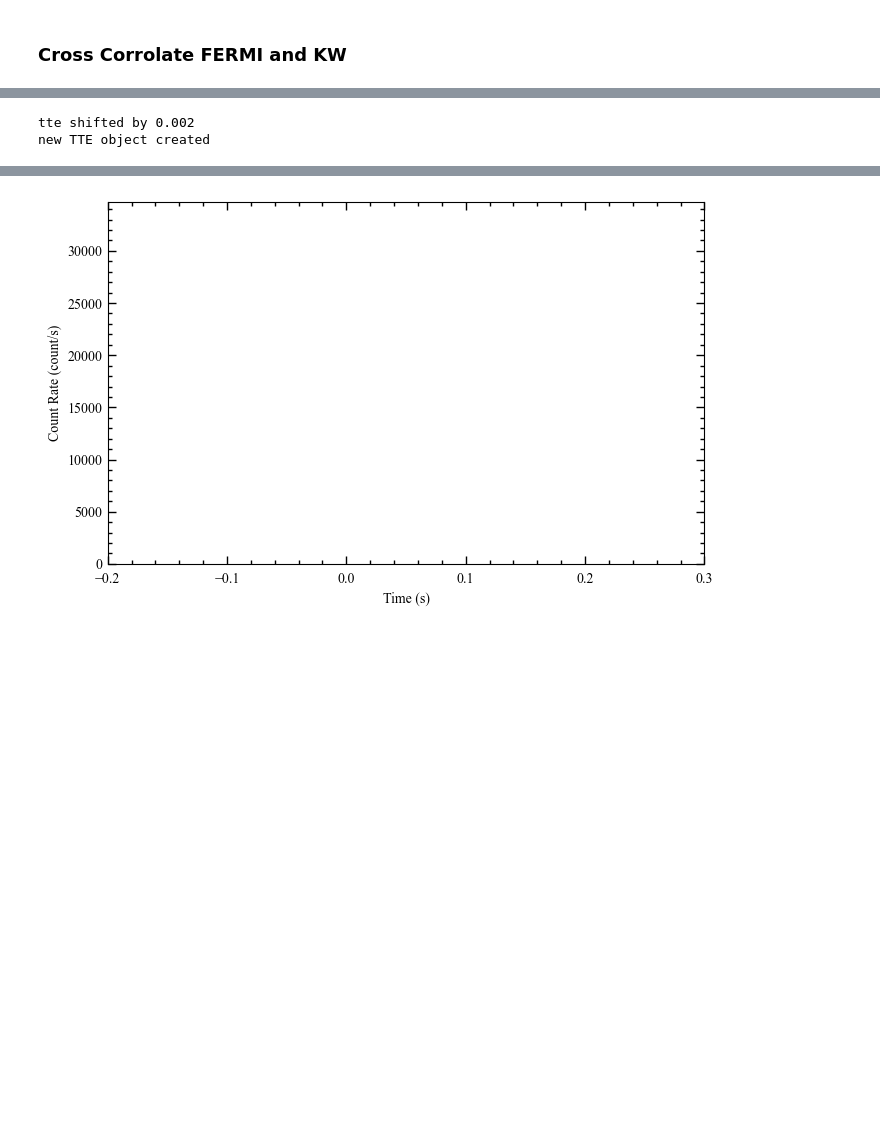
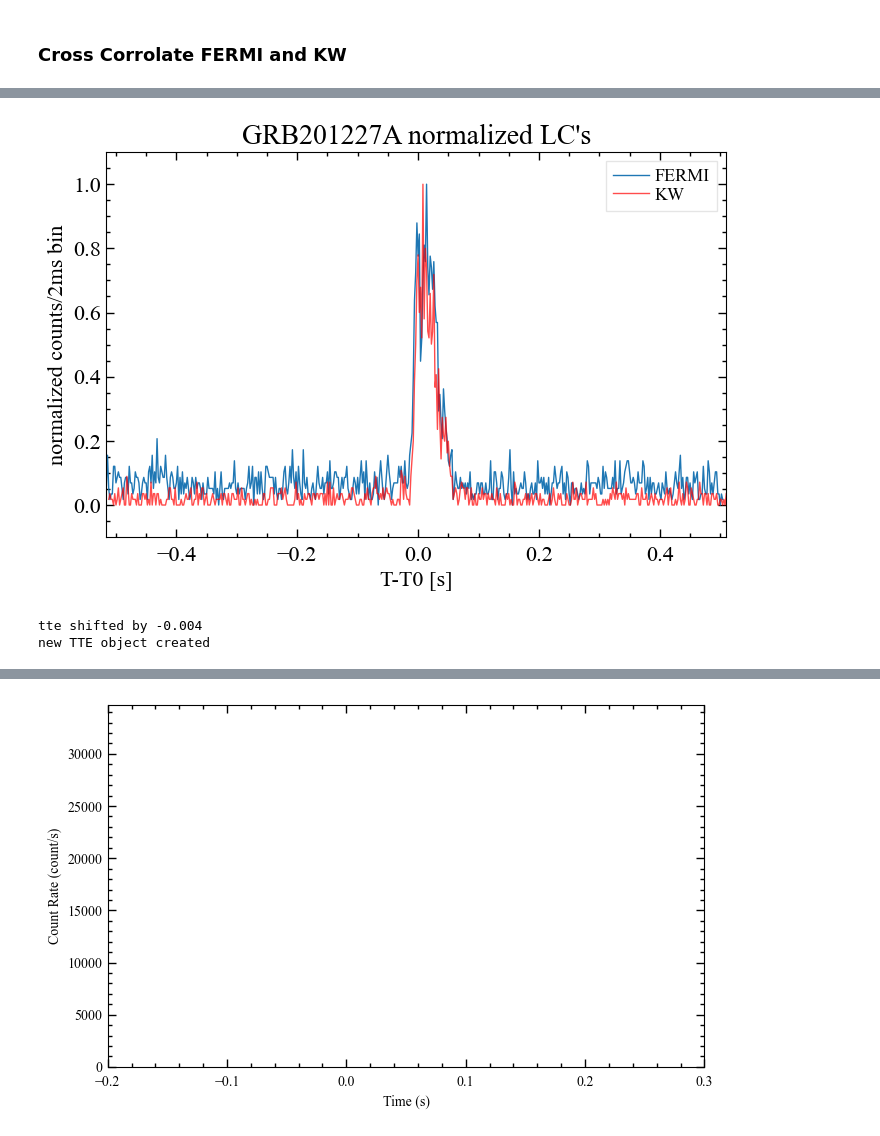
Before and after one commit to AndreasRamsli/GRB, a Jupyter notebook: xspec/FERMI/GRB201227A/GRB201227A_extract_files.ipynb, the cells around one changed output, grey strips where cells are left out. Drawn from its saved outputs; the diff is of its cells as text; code cells hidden in the pictures; blank space fills up the shorter version.

```diff
--- a/xspec/FERMI/GRB201227A/GRB201227A_extract_files.ipynb
+++ b/xspec/FERMI/GRB201227A/GRB201227A_extract_files.ipynb
@@ -208,7 +218,17 @@ Energy Range: (113.24812, 50000.0)
+# %%
+plt.plot(np.round(fermi_lc_shifted.bin_lo,3),fermi_lc_shifted.counts/max(fermi_lc_shifted.counts),label="FERMI")
+plt.plot(np.round(kw_lc.bin_lo,3),kw_lc.counts/max(kw_lc.counts),c="r",alpha=0.7,label="KW")
+plt.legend()
+plt.title("GRB201227A normalized LC's")
+plt.xlabel("T-T0 [s]")
+plt.ylabel("normalized counts/2ms bin")
+plt.savefig("/Home/siv30/wad005/master/GRB/pyplots/CrossCorrolation/GRB201227A/overlappingLC_fermi.png")
+plt.show()
+# %% [output]
+[figure, added]
 # %%
-#tlagg = crossCorrolate(tus_F=tte.data.time,kw_filename="GRB201227A_2ms.txt",binsize=bint,
-#                      detector="NaI",plotting=False)
-tlagg = 0.002
+
+tlagg = -0.004
 shiftedTTE = shiftTTE(tte=tte.data.time,tlagg=tlagg)
 newTTE = createNewTTE(oldTTEObj=tte,shiftedTTE=shiftedTTE,tlagg=tlagg,
                       binsize=bint,
@@ -218,7 +238,7 @@ newTTE = createNewTTE(oldTTEObj=tte,shiftedTTE=shiftedTTE,tlagg=tlagg,
                       grb_dec=grb_dec)
 phaii = newTTE.to_phaii(bin_by_time,bint)
 # %% [output]
-tte shifted by 0.002
+tte shifted by -0.004
 new TTE object created
 # %%
 tte.trigtime,newTTE.trigtime
```
Also changed, not shown: parts of 6 cells of this notebook, 13 other files.
